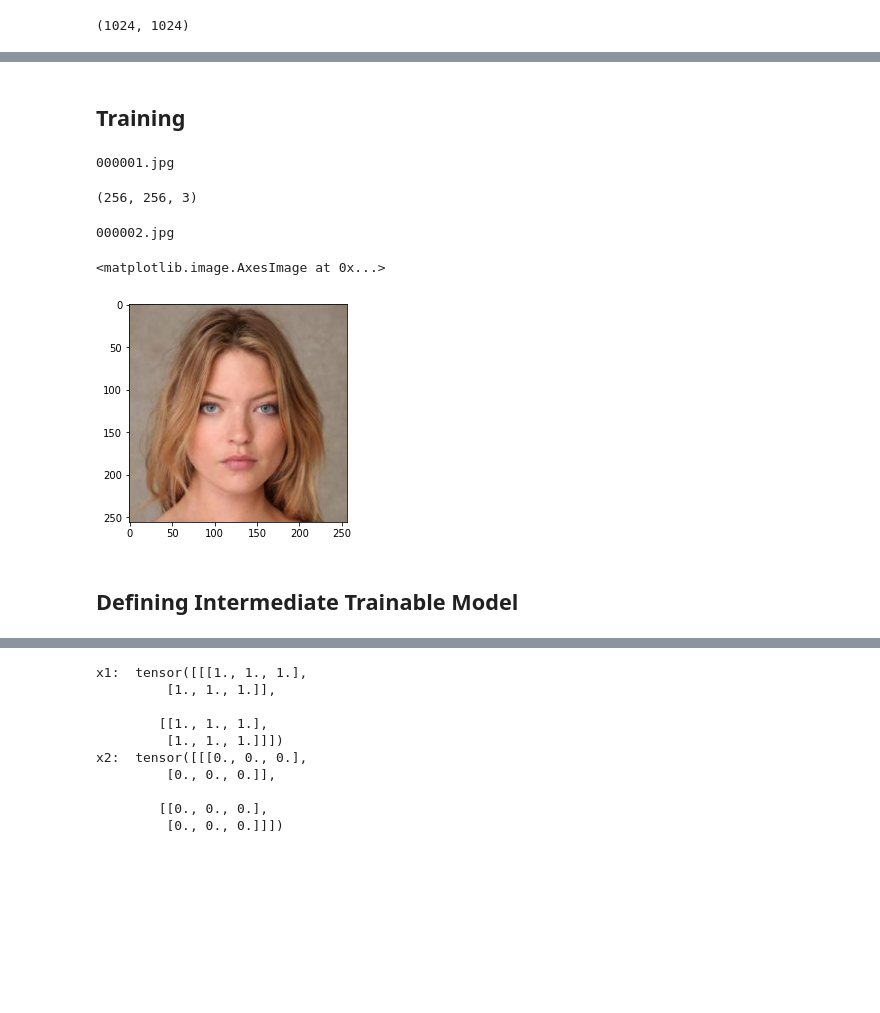
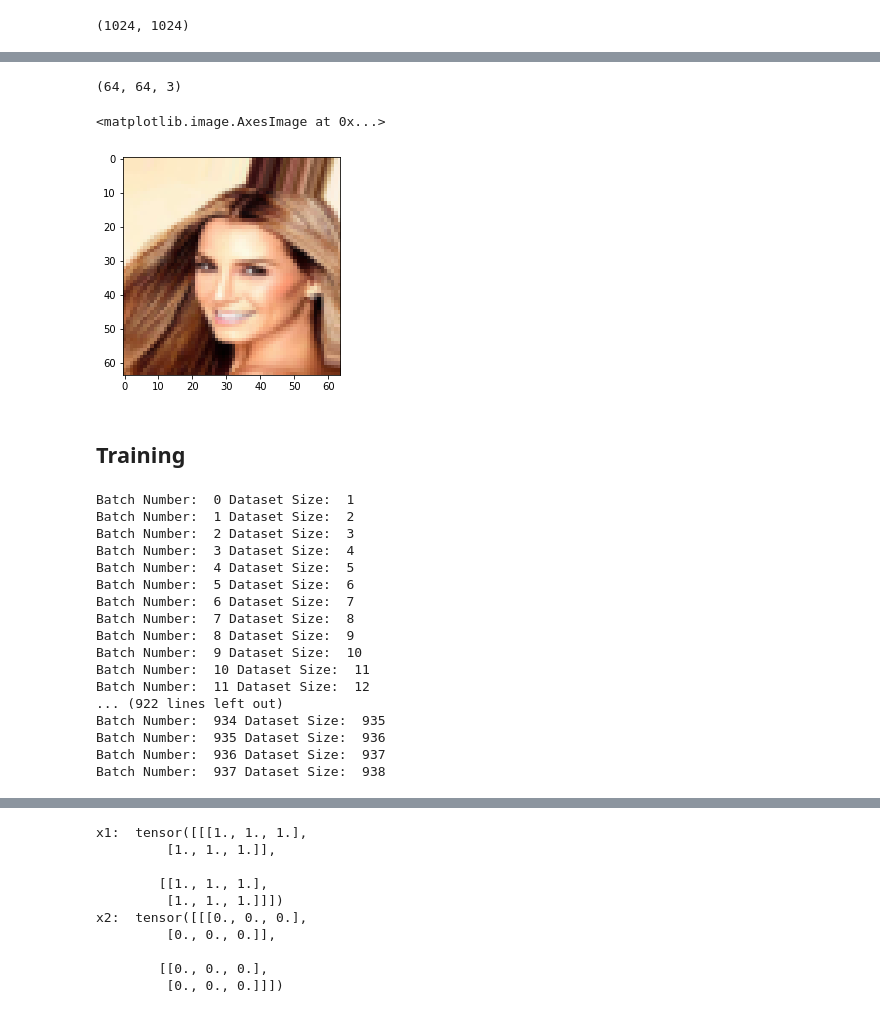
Before and after one commit to tejaspradhan/Face-Generation-from-Textual-Features-using-GANs, a Jupyter notebook: Pytorch_Text2Face.ipynb, the cells around one changed output, grey strips where cells are left out. Cells and saved outputs as stored; diff of their text form; code cells hidden in the pictures; blank space fills up the shorter version.

Commit message:
complete batch creation method

```diff
--- a/Pytorch_Text2Face.ipynb
+++ b/Pytorch_Text2Face.ipynb
@@ -124,6 +125,8 @@ print(img.size)
 face_data = pd.read_csv('/content/drive/MyDrive/Text2Face/Dataset/face_features_csv/face_features_preprocessed.csv')
 # %%
 face_ids=face_data['image_id']
+# %%
+face_ids = face_ids[:30000]
 # %%
 face_ids.shape
 # %% [output]
@@ -135,3 +140,14 @@ embeddings.shape
+# %%
+img = cv2.imread('/content/drive/MyDrive/Text2Face/Dataset/celebA/'+face_ids[0][:-4]+".png")
+img=img[...,::-1]
+print(img.shape)
+# %% [output]
+(64, 64, 3)
+# %%
+imshow(img)
+# %% [output]
+<matplotlib.image.AxesImage at 0x...>
+[figure, added]
 # %% [markdown]
 ## Training
 # %%
@@ -152,13 +172,20 @@ def get_images(face_ids):
-# %%
-get_images([face_ids[0]])[0].shape
-# %% [output]
-000001.jpg
-(256, 256, 3)
 # %%
-imshow(get_images([face_ids[1]])[0])
+batch_data = get_images(face_ids)
 # %% [output]
-000002.jpg
+Batch Number:  0 Dataset Size:  1
+Batch Number:  1 Dataset Size:  2
+Batch Number:  2 Dataset Size:  3
+Batch Number:  3 Dataset Size:  4
+Batch Number:  4 Dataset Size:  5
+Batch Number:  5 Dataset Size:  6
+Batch Number:  6 Dataset Size:  7
+Batch Number:  7 Dataset Size:  8
+Batch Number:  8 Dataset Size:  9
+Batch Number:  9 Dataset Size:  10
+Batch Number:  10 Dataset Size:  11
+Batch Number:  11 Dataset Size:  12
+... (922 lines left out)
+Batch Number:  934 Dataset Size:  935
+Batch Number:  935 Dataset Size:  936
+Batch Number:  936 Dataset Size:  937
+Batch Number:  937 Dataset Size:  938
-<matplotlib.image.AxesImage at 0x...>
-[figure, removed]
-# %% [markdown]
-## Defining Intermediate Trainable Model
```
Also changed, not shown: parts of 25 cells of this notebook.
